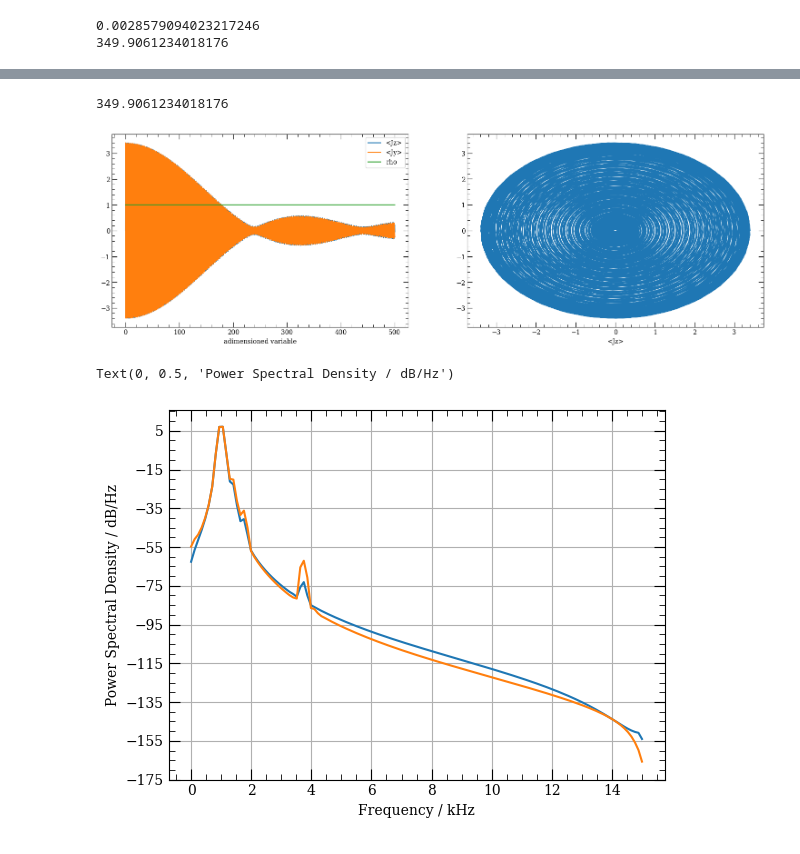
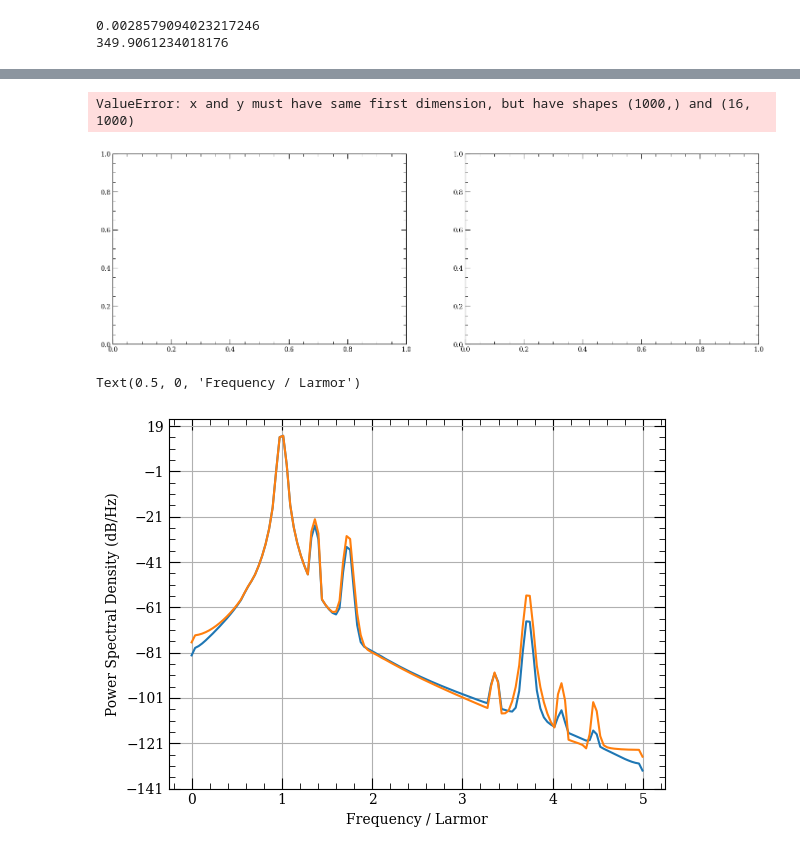
Before and after one commit to maimounabocoum/Mai-Qtip, a Jupyter notebook: MORS.ipynb, the cells around one changed output, grey strips where cells are left out. Drawn from its saved outputs; the diff is of its cells as text; code cells hidden in the pictures.

Commit message:
Collpase now working. Need to work on preparation states.

```diff
--- a/MORS.ipynb
+++ b/MORS.ipynb
@@ -97,18 +97,3 @@ class alk_atom:
         for loop in range(0,self.N,1):
             KetList.append([self.L[loop],self.J[loop],self.F[loop],self.M[loop]])
         return [ i for (i,e) in enumerate(KetList) if e == Level ]
-# %%
-# initialize by list of line est hyperfine levels to account for
-# exmple [l=0, F=[3,4]] is the 6S1/2 level, for F=3 and F=4.
-# All mF level will be automatically filled by -F<= mF <= F.
-
-# preparation state for the MORS in list of [[l,j,[F]]]
-myList = [ [0,0.5,[4]] ]
-my_cesium = alk_atom(myList)
-my_cesium.printAtom()
-
-IndexList = []
-loop = 0
-
-print(my_cesium.FetchKetIndex([0,0.5,3,-3]))
-#print([ i for (i,e) in enumerate([1,3,4,5,6]) if 1 == any([1,5])] )
@@ -212,7 +231,7 @@ for loop in range(0,my_cesium.N_notground,1): # loop on excited states
                 ==[0,0.5,min(my_cesium.F)+1]:
                 # spin decay
                 for j in range(0,offset +loop,1): # loop on all ket lower in energy than the current one
-                    gamma = 500 # we set the decay rate to 10 Hz / (gamma*constants.hbar)/(muB*Bx)
+                    gamma = 500e3 # we set the decay rate to 10 Hz / (gamma*constants.hbar)/(muB*Bx)
                     Cops[loop] = Cops[loop] + \
                         np.sqrt(gamma*T)*basis(my_cesium.N, j)*basis(my_cesium.N, offset + loop).dag()
             elif [my_cesium.L[loop] , my_cesium.J[loop] , my_cesium.F[loop]]==[1,0.5,min(my_cesium.F)+1]:
@@ -229,8 +248,6 @@ for loop in range(0,my_cesium.N_notground,1): # loop on excited states
                         np.sqrt(gamma*T)*basis(my_cesium.N, j)*basis(my_cesium.N, offset + loop).dag()
 
 
-print(1e3*(100*constants.hbar)/(muB*Bx))
-print(offset)
-print(my_cesium.N)
-print(Cops[4])
+print((T/(2*np.pi))**-1)
+print(500e3*T/(2*np.pi))
 # %% [output]
@@ -255,10 +260,10 @@ opts.store_states = True
 opts.store_final_state = True
 #print(opts)
 
-t = np.linspace(0, 500, 15000) # Define time vector
+t = np.linspace(0, 100, 1000) # Define time vector
 
 # collaspe operator list : Cops
-output = mesolve(H, rho0, t, options=opts) # return a list density matrices over time in "output.states"
+output = mesolve( H , rho0 , t , Cops , options=opts ) # return a list density matrices over time in "output.states"
 
 # evaluation traces of operators, loop on the list
 meanJx = np.zeros(len(t))
@@ -279,43 +284,43 @@ for i in range(0,len(t)):
     #monitor[i] = abs(output.states[i][0,0])
 
 # # retreive output state diagonal
-# # monitor  = np.zeros((9,len(t)))
-# # for i in range(0,len(t)):
-# #     for j in range(0,output.states[0].shape[0],1):
-# #         monitor[j,i] = output.states[i][j,j]
+monitor  = np.zeros((output.states[0].shape[0],len(t)))
+for i in range(0,len(t)):
+    for j in range(0,output.states[0].shape[0],1):
+        monitor[j,i] = output.states[i][j,j]
 # %%
 # print(monitor)
 fig, ax = plt.subplots(1,2)
 fig.set_size_inches(18.5, 5.5)
-ax[0].plot(output.times, meanJz,label='<Jz>')
-ax[0].plot(output.times, meanJy,label='<Jy>')
-ax[0].plot(output.times, meanRho,label='rho')
-# ax[0].plot(output.times, monitor)
+# ax[0].plot(output.times, meanJz,label='<Jz>')
+# ax[0].plot(output.times, meanJy,label='<Jy>')
+# ax[0].plot(output.times, meanRho,label='rho')
+for j in range(0,output.states[0].shape[0],1):
+    ax[0].plot(output.times, monitor[j,:])
 ax[0].set_xlabel('Time (T)')
 ax[0].set_xlabel('adimensioned variable')
 ax[0].legend()
 # ax[0].set_xlim(0,3)
-
 ax[1].plot(meanJy, meanJz)
 ax[1].set_xlabel('<Jy>')
 ax[1].set_xlabel('<Jz>')
 
 # Larmor frequency (kHz) of current simulation
 print(1e-3*(1/T))
 # %% [output]
-349.9061234018176
+ValueError: x and y must have same first dimension, but have shapes (1000,) and (16, 1000)
-[figure, old version]
+[figure, new version]
 # %%
 # plot Fourier transform of the result
 Freqs = 1/(output.times[1] - output.times[0])
 FFT_meanJy = plt.psd(meanJy,Fs=Freqs)
 FFT_meanJz = plt.psd(meanJz,Fs=Freqs)
-plt.xlabel('Frequency / kHz')
-plt.ylabel('Power Spectral Density / dB/Hz')
+plt.xlabel('Frequency / Larmor')
+# plt.ylabel('Power Spectral Density / dB/Hz')
 # plt.xlim(0,10000)
 # print(type(FFT_meanJx[0]))
 # fig
 # plt.plot(FFT_meanJy[1],FFT_meanJy[0])
 # %% [output]
-Text(0, 0.5, 'Power Spectral Density / dB/Hz')
+Text(0.5, 0, 'Frequency / Larmor')
-[figure, old version]
+[figure, new version]
```
Also changed, not shown: parts of 4 cells of this notebook.
